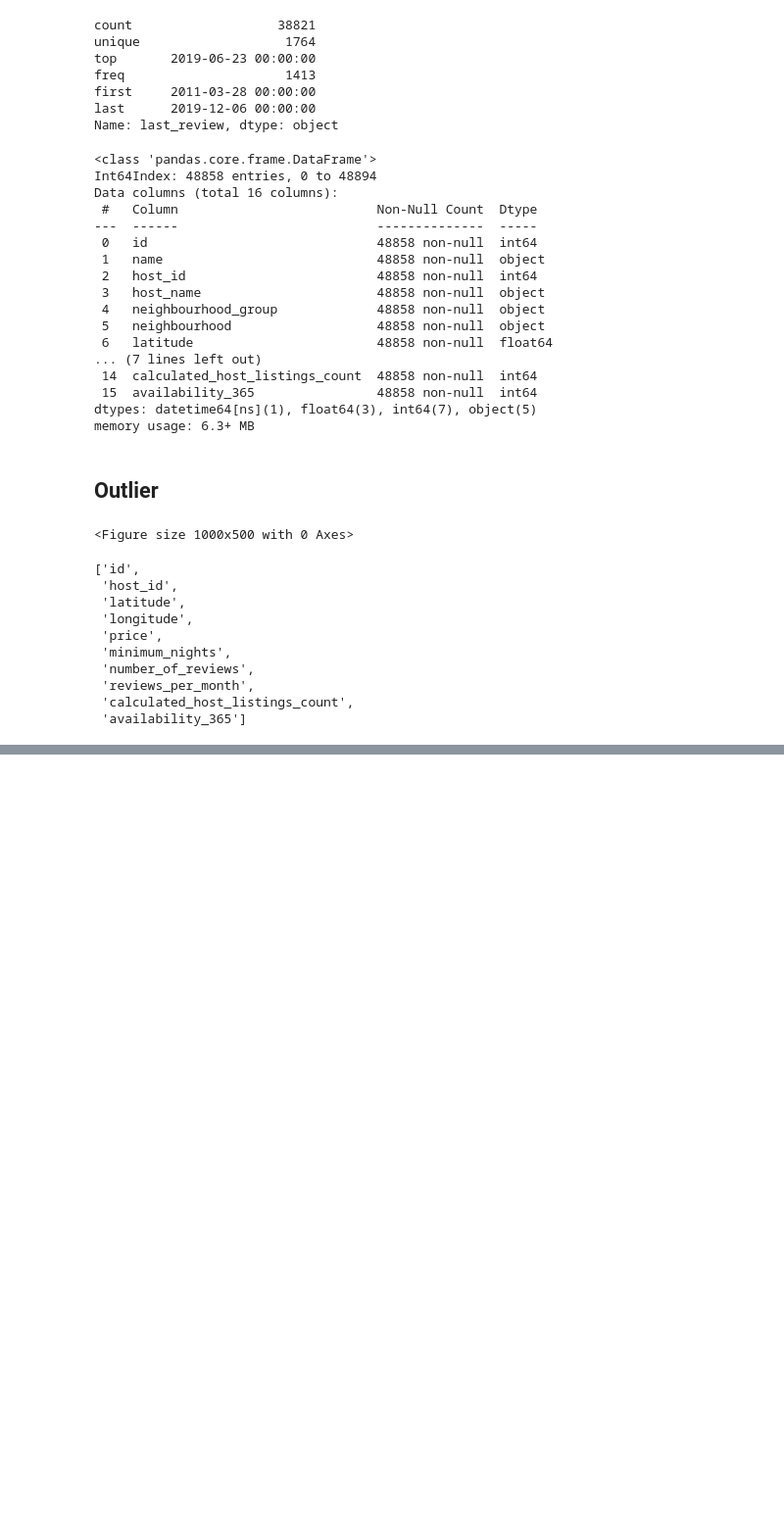
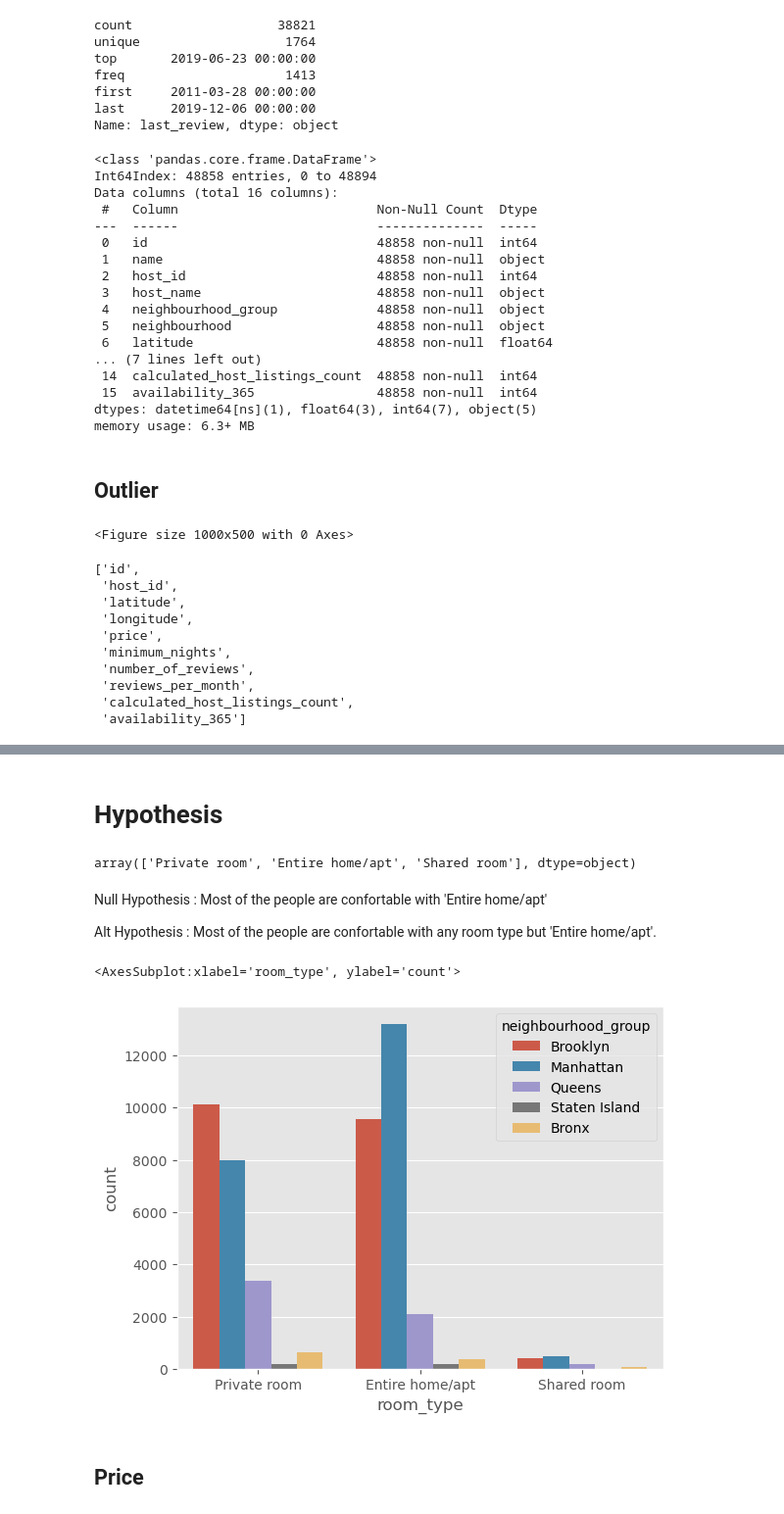
Before and after one commit to ghulesada/airbnb_storytelling, a Jupyter notebook: airbnb_storytelling.ipynb, the cells around one changed output, grey strips where cells are left out. Shown at 98% size. Drawn from its saved outputs; the diff is of its cells as text; code cells hidden in the pictures; blank space fills up the shorter version.

```diff
--- a/airbnb_storytelling.ipynb
+++ b/airbnb_storytelling.ipynb
@@ -284,0 +285,5 @@ df.to_csv("df.csv")
+# %%
+# not needed columns
+not_needed = ["name", "host_id", "host_name", "id", "last_review", "latitude", "longitude"]
+# %%
+df_clean = df.drop(not_needed, axis=1)
@@ -284,0 +312,17 @@ df.to_csv("df.csv")
+# %% [markdown]
+# Hypothesis
+# %%
+df.room_type.unique()
+# %% [output]
+array(['Private room', 'Entire home/apt', 'Shared room'], dtype=object)
+# %% [markdown]
+Null Hypothesis : Most of the people are confortable with 'Entire home/apt'
+
+Alt Hypothesis : Most of the people are confortable with any room type but 'Entire home/apt'.
+# %%
+sns.countplot(data=df_clean, x="room_type", hue="neighbourhood_group")
+# %% [output]
+<AxesSubplot:xlabel='room_type', ylabel='count'>
+[figure, added]
+# %% [markdown]
+## Price
```
Also changed, not shown: parts of 6 cells of this notebook, 4 other files.
